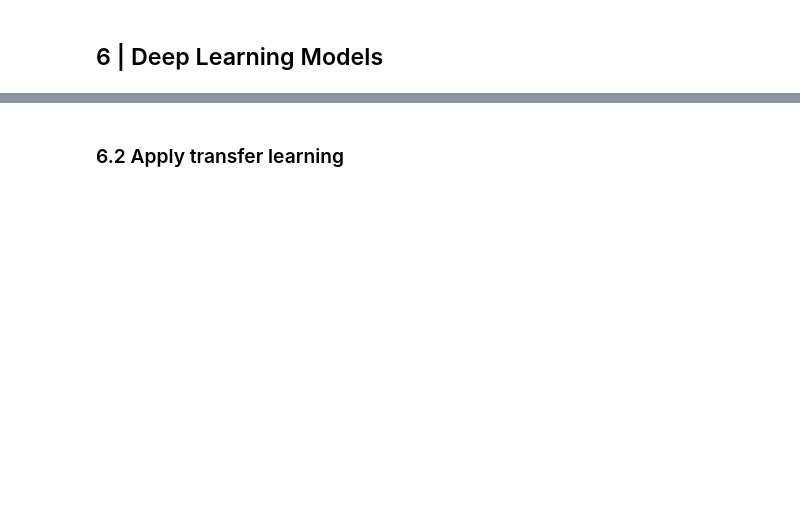
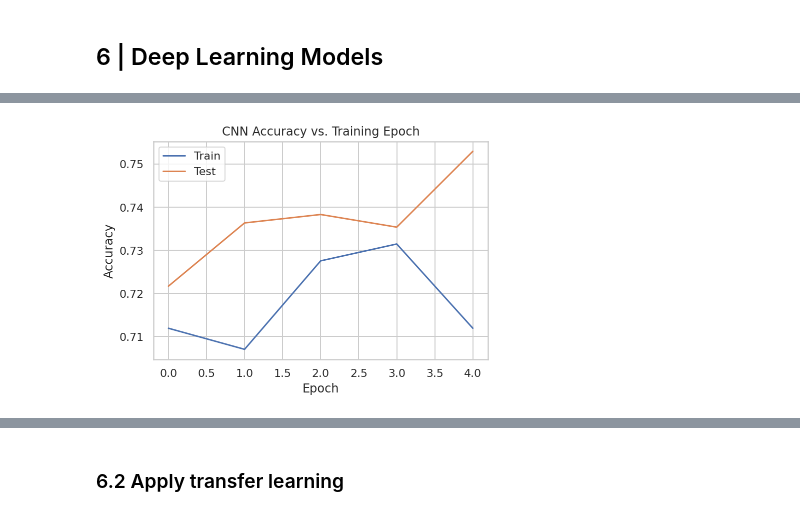
Before and after one commit to slp22/ThinkBayes2, a Jupyter notebook: dl_diabetic_retinopathy_model.ipynb, the cells around one changed output, grey strips where cells are left out. Drawn from its saved outputs; the diff is of its cells as text; code cells hidden in the pictures; blank space fills up the shorter version.

```diff
--- a/dl_diabetic_retinopathy_model.ipynb
+++ b/dl_diabetic_retinopathy_model.ipynb
@@ -672,0 +669,30 @@ accuracy_score(y_test, preds)
+# %%
+CNN_model = Sequential()
+
+CNN_model.add(InputLayer(input_shape=(input_shape)))
+CNN_model.add(Conv2D(filters=10, kernel_size=3, activation='relu', padding='same'))
+CNN_model.add(MaxPooling2D())
+
+CNN_model.add(Conv2D(filters=20, kernel_size=3, activation='relu', padding='same'))
+CNN_model.add(MaxPooling2D())
+
+CNN_model.add(Conv2D(filters=30, kernel_size=3, activation='relu', padding='same'))
+CNN_model.add(MaxPooling2D())
+
+CNN_model.add(Flatten())
+CNN_model.add(Dense(1028, activation='softmax'))
+CNN_model.add(Dense(5, activation='softmax'))
+# %%
+CNN_model.compile(
+    loss = 'categorical_crossentropy',
+    optimizer = 'adam',
+    metrics = ['accuracy'])
+# %%
+# STEP_SIZE_TRAIN = train_data.n//train_data.batch_size
+# STEP_SIZE_TEST = test_data.n//test_data.batch_size
+
+history = CNN_model.fit_generator(generator=train_data,
+                                  steps_per_epoch=32,
+                                  validation_data=test_data,
+                                  validation_steps=32,
+                                  epochs= 5)
@@ -672,0 +710,11 @@ accuracy_score(y_test, preds)
+# %%
+plt.plot(history.history['accuracy'])
+plt.plot(history.history['val_accuracy'])
+
+plt.title('CNN Accuracy vs. Training Epoch')
+plt.xlabel('Epoch')
+plt.ylabel('Accuracy')
+plt.legend(['Train', 'Test'])
+plt.savefig('CNN_Accuracy_vs_Training_Epoch.png');
+# %% [output]
+[figure, added]
```
Also changed, not shown: parts of 105 cells of this notebook.
